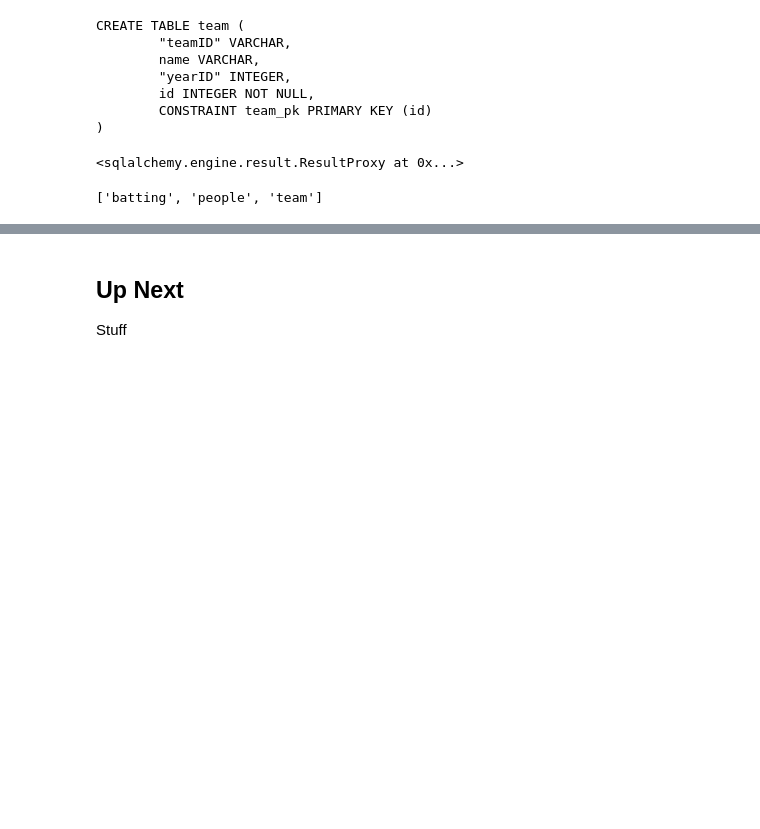
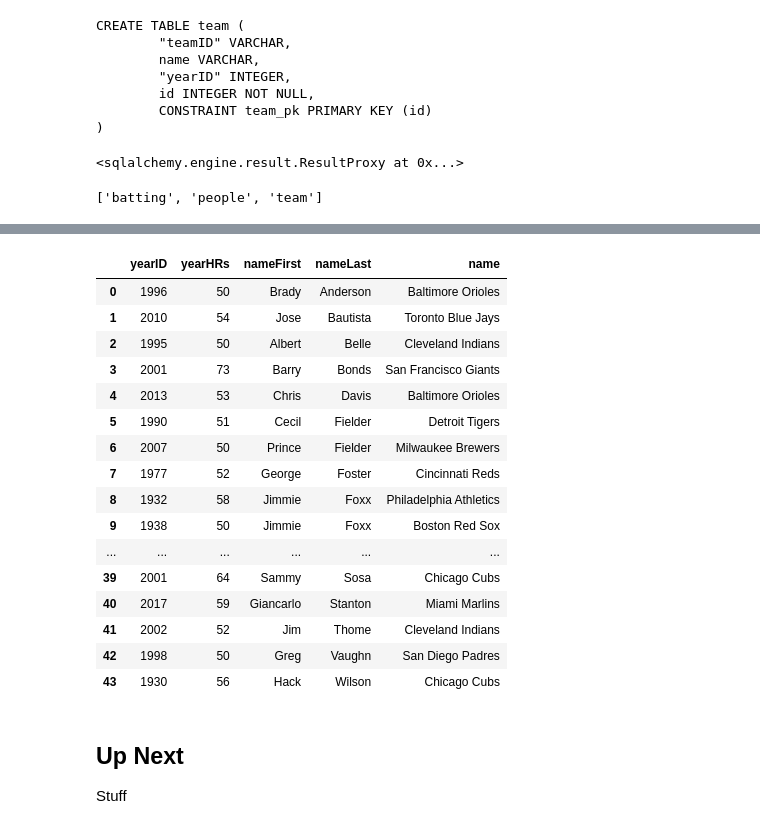
Before and after one commit to SMiertschin/DSCI430, a Jupyter notebook: 2_7_4_joining_tables_in_sqlalchemy_SM.ipynb, the cells around one changed output, grey strips where cells are left out. Saved outputs shown, nothing was run; the diff lists cells and outputs as text; code cells hidden in the pictures; blank space fills up the shorter version.

```diff
--- a/2_7_4_joining_tables_in_sqlalchemy_SM.ipynb
+++ b/2_7_4_joining_tables_in_sqlalchemy_SM.ipynb
@@ -298,0 +286,3 @@ players_with_50ormore_HRs.head()
+# %%
+bat_peop_join = join(batting_filter,people_select, onclause=batting_filter.c.playerID==people_select.c.playerID, isouter=False)
+bat_peop_join.c.keys()
@@ -298,0 +297,3 @@ players_with_50ormore_HRs.head()
+# %%
+batting_filter_join_people = (selectq([bat_peop_join.c.b_yearID,bat_peop_join.c.b_teamID,bat_peop_join.c.b_yearHRs,bat_peop_join.c.p_nameFirst,bat_peop_join.c.p_nameLast])
+                              .select_from(bat_peop_join).alias('bp'))
@@ -298,0 +304,3 @@ players_with_50ormore_HRs.head()
+# %%
+bp_t_join = join(batting_filter_join_people, team_select,
+                 onclause=(batting_filter_join_people.c.teamID==team_select.c.teamID) & (batting_filter_join_people.c.yearID==team_select.c.yearID), isouter=False)
@@ -298,0 +318,2 @@ players_with_50ormore_HRs.head()
+# %%
+bpt_joined = (selectq([bp_t_join.c.bp_yearID,bp_t_join.c.bp_yearHRs,bp_t_join.c.bp_nameFirst,bp_t_join.c.bp_nameLast,bp_t_join.c.t_name]).select_from(bp_t_join))
@@ -299,3 +322,23 @@ players_with_50ormore_HRs.head()
+# %%
+pd.read_sql_query(bpt_joined, con=engine_baseball)
+# %% [output]
+|  | yearID | yearHRs | nameFirst | nameLast | name |
+| 0 | 1996 | 50 | Brady | Anderson | Baltimore Orioles |
+| 1 | 2010 | 54 | Jose | Bautista | Toronto Blue Jays |
+| 2 | 1995 | 50 | Albert | Belle | Cleveland Indians |
+| 3 | 2001 | 73 | Barry | Bonds | San Francisco Giants |
+| 4 | 2013 | 53 | Chris | Davis | Baltimore Orioles |
+| 5 | 1990 | 51 | Cecil | Fielder | Detroit Tigers |
+| 6 | 2007 | 50 | Prince | Fielder | Milwaukee Brewers |
+| 7 | 1977 | 52 | George | Foster | Cincinnati Reds |
+| 8 | 1932 | 58 | Jimmie | Foxx | Philadelphia Athletics |
+| 9 | 1938 | 50 | Jimmie | Foxx | Boston Red Sox |
+| ... | ... | ... | ... | ... | ... |
+| 39 | 2001 | 64 | Sammy | Sosa | Chicago Cubs |
+| 40 | 2017 | 59 | Giancarlo | Stanton | Miami Marlins |
+| 41 | 2002 | 52 | Jim | Thome | Cleveland Indians |
+| 42 | 1998 | 50 | Greg | Vaughn | San Diego Padres |
+| 43 | 1930 | 56 | Hack | Wilson | Chicago Cubs |
 # %% [markdown]
 ## Up Next
 
```
Also changed, not shown: parts of 31 cells of this notebook, 1 other file.
